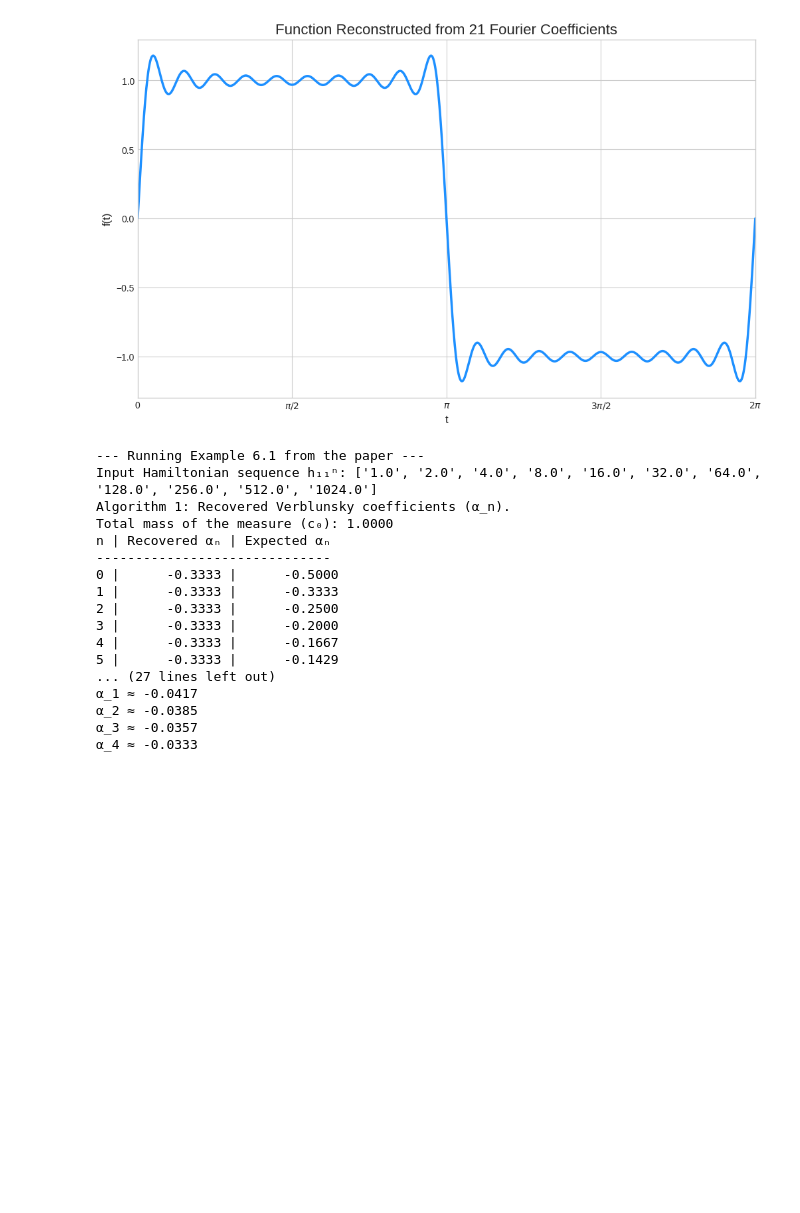
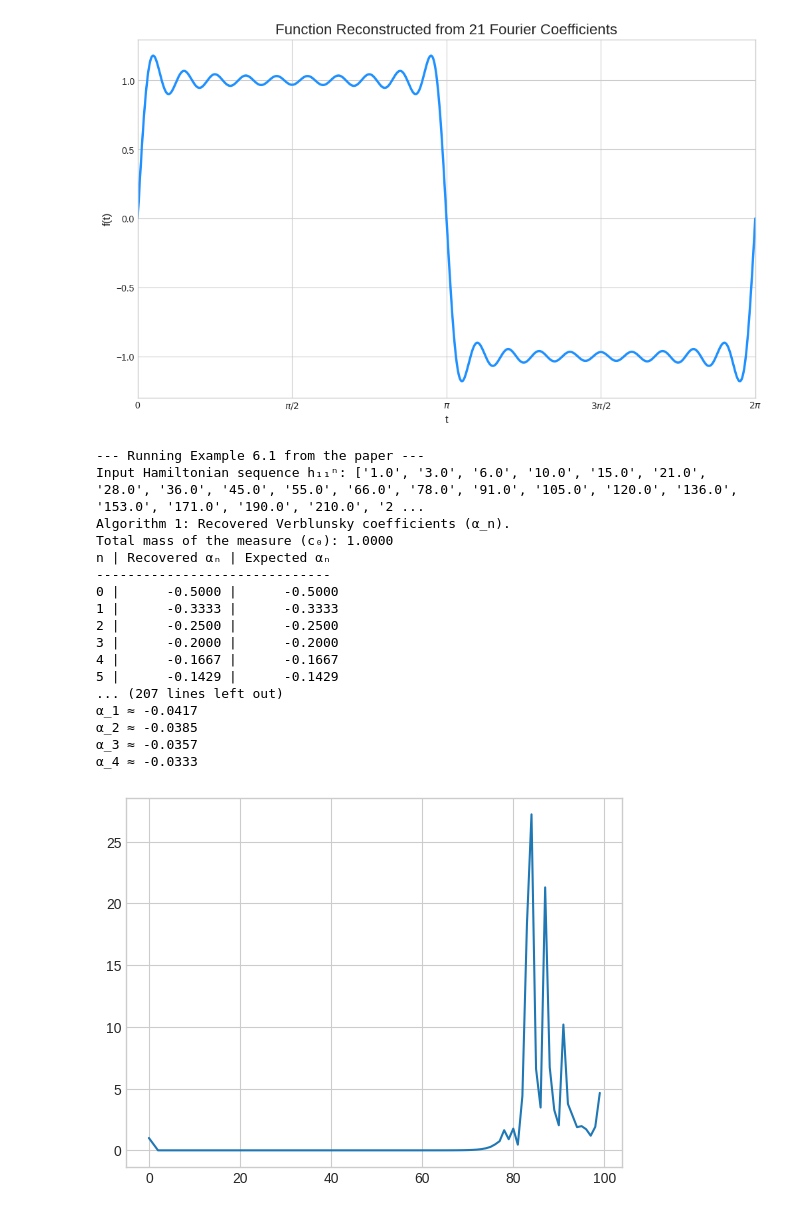
Before and after one commit to yzhang-math/Non-Linear-Fourier-Transform, a Jupyter notebook: notebooks/directspectral.ipynb, the cells around one changed output. Cells and saved outputs as stored; diff of their text form; code cells hidden in the pictures; blank space fills up the shorter version.

```diff
--- a/notebooks/directspectral.ipynb
+++ b/notebooks/directspectral.ipynb
@@ -261,9 +261,9 @@ if __name__ == "__main__":
     print("--- Running Example 6.1 from the paper ---")
 
     # Define the Hamiltonian sequence from Example 6.1
-    num_terms = 10
-    #h11_seq = [(n + 1) * (n + 2) / 2 for n in range(num_terms + 1)]
-    h11_seq = [2**n for n in range(num_terms + 1)]
+    num_terms = 100
+    h11_seq = [(n + 1) * (n + 2) / 2 for n in range(num_terms + 1)]
+    #h11_seq = [2**n for n in range(num_terms + 1)]
     print(f"Input Hamiltonian sequence h₁₁ⁿ: {[f'{val:.1f}' for val in h11_seq]}")
 
     # --- Test Algorithm 1: Verblunsky Coefficients ---
@@ -290,38 +290,41 @@ if __name__ == "__main__":
     for n in range(len(moments)):
         print(f"{n} | {moments[n]:12.4f} | {expected_moments[n]:12.4f}")
 
+    plt.plot([abs(z) for z in moments])
+
     print("\n--- Running Example with Non-Step-Function Hamiltonian (h₁₁(t) = 1+t) ---")
 
     # Define the continuous Hamiltonian function
     h11_continuous = lambda t: 1 + t
 
     # Approximate it with a step function
     T = 0.1  # A small step size
     num_approximated_steps = 10
     approximated_h11 = approximate_hamiltonian(h11_continuous, T, num_approximated_steps)
     print(f"Approximated h₁₁ⁿ for T={T}: {[f'{h:.2f}' for h in approximated_h11]}")
 
     # Now, find its spectral properties using the implemented algorithms
     approx_alphas, approx_c0 = recover_verblunsky_coeffs(approximated_h11)
     print("First 5 Verblunsky coefficients of the approximation:")
     for n in range(5):
         print(f"α_{n} ≈ {approx_alphas[n]:.4f}")
 # %% [output]
 --- Running Example 6.1 from the paper ---
-Input Hamiltonian sequence h₁₁ⁿ: ['1.0', '2.0', '4.0', '8.0', '16.0', '32.0', '64.0', '128.0', '256.0', '512.0', '1024.0']
+Input Hamiltonian sequence h₁₁ⁿ: ['1.0', '3.0', '6.0', '10.0', '15.0', '21.0', '28.0', '36.0', '45.0', '55.0', '66.0', '78.0', '91.0', '105.0', '120.0', '136.0', '153.0', '171.0', '190.0', '210.0', '2 ...
 Algorithm 1: Recovered Verblunsky coefficients (α_n).
 Total mass of the measure (c₀): 1.0000
 n | Recovered αₙ | Expected αₙ
 ------------------------------
-0 |      -0.3333 |      -0.5000
+0 |      -0.5000 |      -0.5000
 1 |      -0.3333 |      -0.3333
-2 |      -0.3333 |      -0.2500
-3 |      -0.3333 |      -0.2000
-4 |      -0.3333 |      -0.1667
-5 |      -0.3333 |      -0.1429
-... (27 lines left out)
+2 |      -0.2500 |      -0.2500
+3 |      -0.2000 |      -0.2000
+4 |      -0.1667 |      -0.1667
+5 |      -0.1429 |      -0.1429
+... (207 lines left out)
 α_1 ≈ -0.0417
 α_2 ≈ -0.0385
 α_3 ≈ -0.0357
 α_4 ≈ -0.0333
+[figure, added]
 # %%
```
Also changed, not shown: parts of 2 cells of this notebook.
